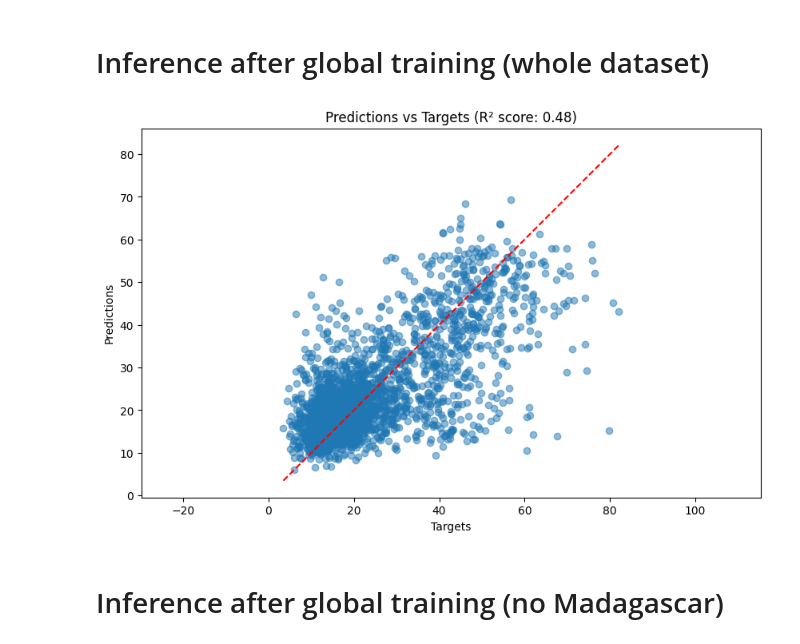
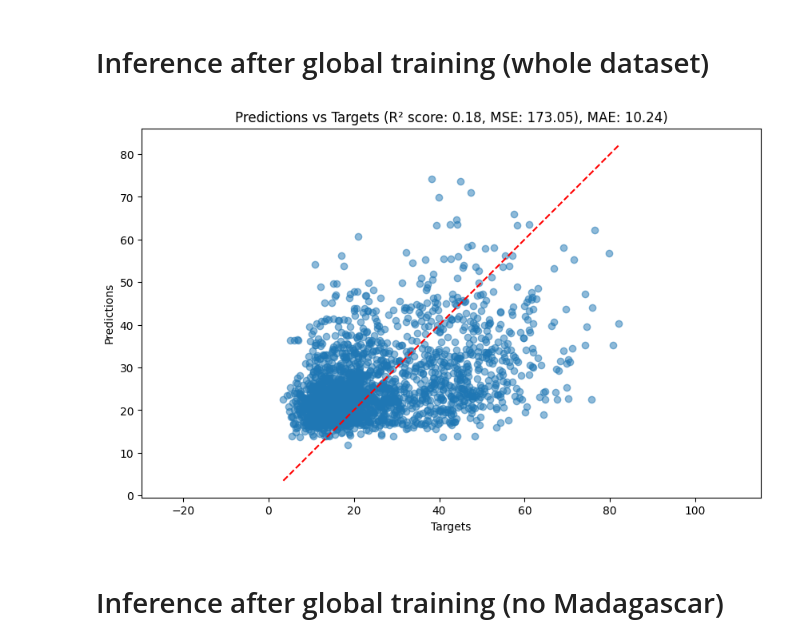
Before and after one commit to morand-g/malpolon-marbec, a Jupyter notebook: examples/poverty/results.ipynb, the cells around one changed output. Cells and saved outputs as stored; diff of their text form; code cells hidden in the pictures.

```diff
--- a/examples/poverty/results.ipynb
+++ b/examples/poverty/results.ipynb
@@ -20,6 +20,8 @@ def plot_predict(data: pd.DataFrame):
 
     # Compute R² score
     r2 = Fmetrics.regression.r2_score(tensor(data['predictions']), tensor(data['targets']), multioutput='uniform_average')
+    mse = Fmetrics.regression.mean_squared_error(tensor(data['predictions']), tensor(data['targets']))
+    mae = Fmetrics.regression.mean_absolute_error(tensor(data['predictions']), tensor(data['targets']))
 
     # Plot predictions vs targets
     plt.figure(figsize=(10, 6))
@@ -27,7 +29,7 @@ def plot_predict(data: pd.DataFrame):
     plt.plot([data['targets'].min(), data['targets'].max()], [data['targets'].min(), data['targets'].max()], 'r--')
     plt.xlabel('Targets')
     plt.ylabel('Predictions')
-    plt.title(f'Predictions vs Targets (R² score: {r2:.2f})')
+    plt.title(f'Predictions vs Targets (R² score: {r2:.2f}, MSE: {mse:.2f}, MAE: {mae:.2f})')
     plt.axis('equal')
     plt.show()
 # %% [markdown]
@@ -36,10 +38,10 @@ def plot_predict(data: pd.DataFrame):
 %tensorboard --logdir=outputs/Africa_inf/tensorboard_logs  --host localhost
 # %%
 data = pd.read_csv(
-    'predictions_FT_composite.csv')
+    'predictions(1).csv')
 plot_predict(data)
 # %% [output]
-[figure, old version]
+[figure, new version]
 # %% [markdown]
 # Inference after global training (no Madagascar)
 # %%
```
Also changed, not shown: parts of 3 cells of this notebook, 6 other files.
